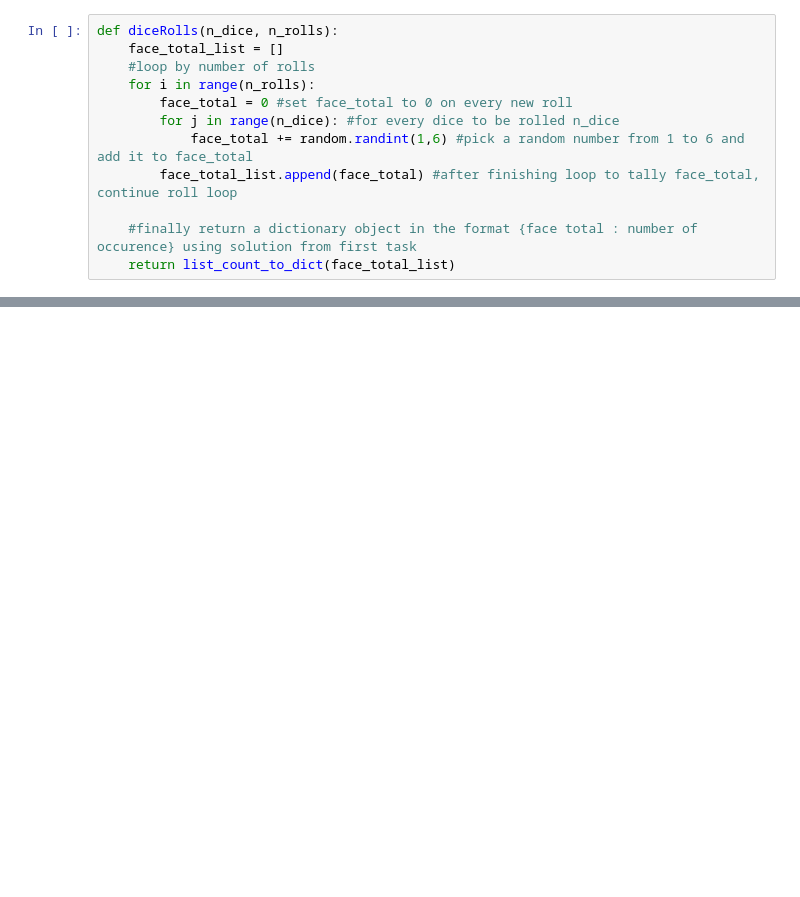
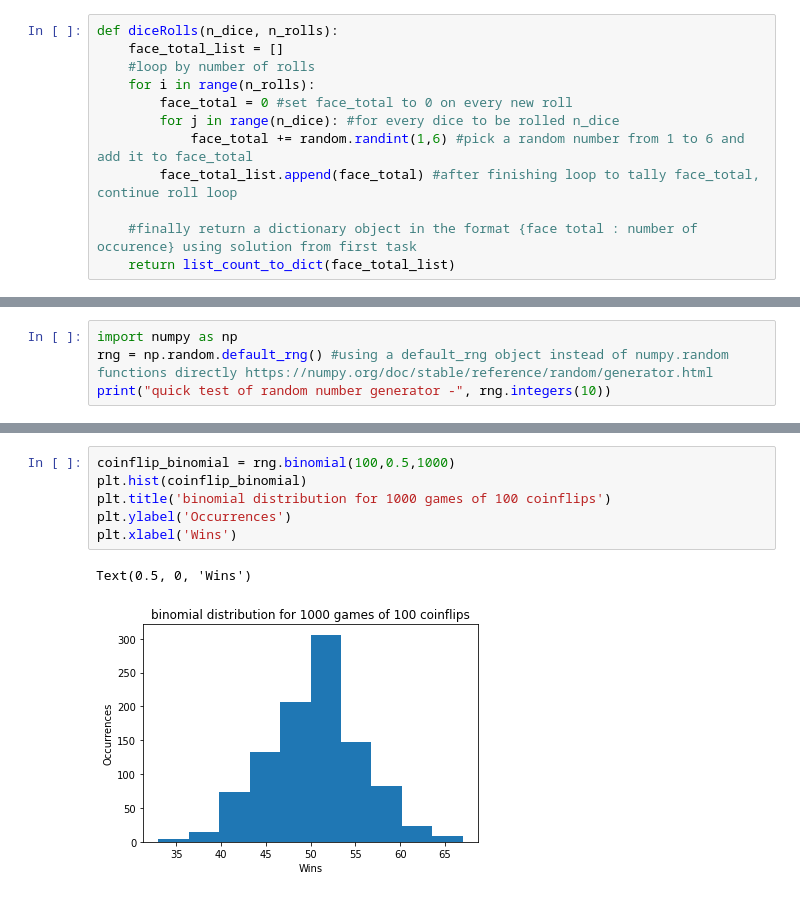
Before and after one commit to itskeithstudent/Fundamentals-Of-Data-Analysis-52446-Tasks, a Jupyter notebook: Tasks.ipynb, the cells around one changed output, grey strips where cells are left out. Drawn from its saved outputs; the diff is of its cells as text; blank space fills up the shorter version.

Commit message:
Add task 3 Section and attempt at binomial distribution with matplotlib hist to visualise it

```diff
--- a/Tasks.ipynb
+++ b/Tasks.ipynb
@@ -234,0 +249,4 @@ print(diceRolls(10, 10000))
+# %%
+import numpy as np
+rng = np.random.default_rng() #using a default_rng object instead of numpy.random functions directly https://numpy.org/doc/stable/reference/random/generator.html
+print("quick test of random number generator -", rng.integers(10))
@@ -234,0 +261,9 @@ print(diceRolls(10, 10000))
+# %%
+coinflip_binomial = rng.binomial(100,0.5,1000)
+plt.hist(coinflip_binomial)
+plt.title('binomial distribution for 1000 games of 100 coinflips')
+plt.ylabel('Occurrences')
+plt.xlabel('Wins')
+# %% [output]
+Text(0.5, 0, 'Wins')
+[figure, added]
```
Also changed, not shown: parts of 14 cells of this notebook.
